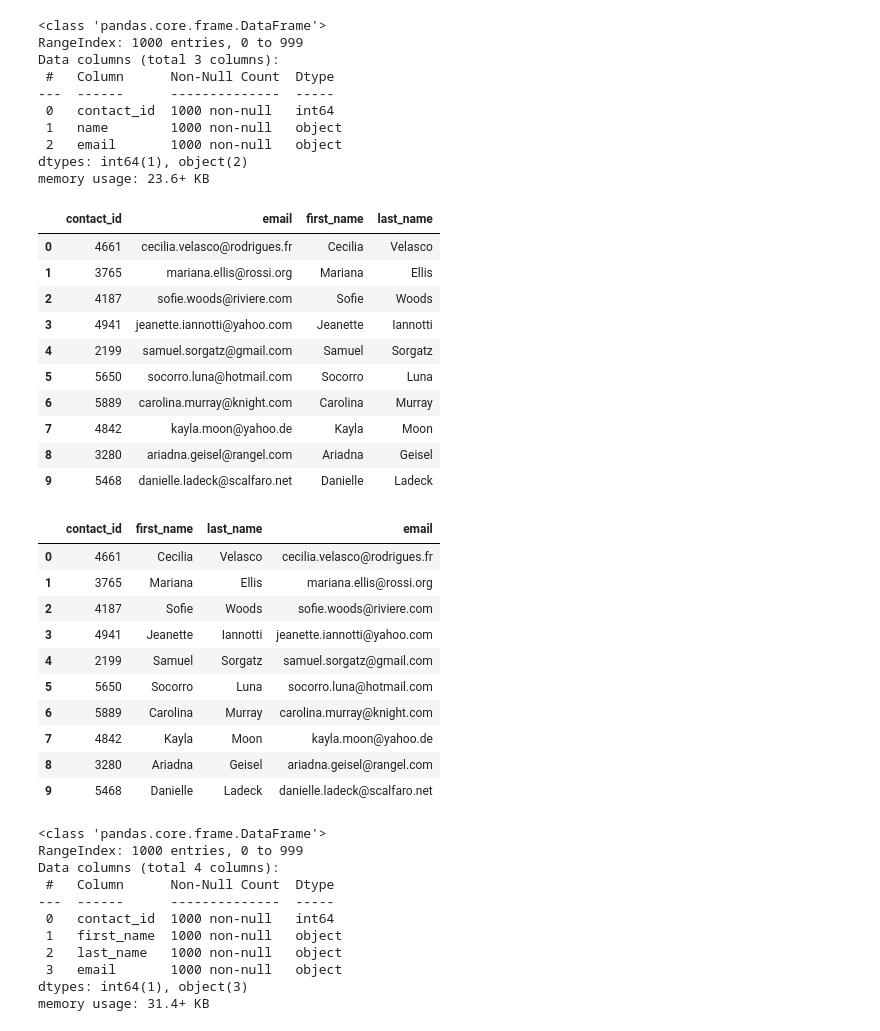
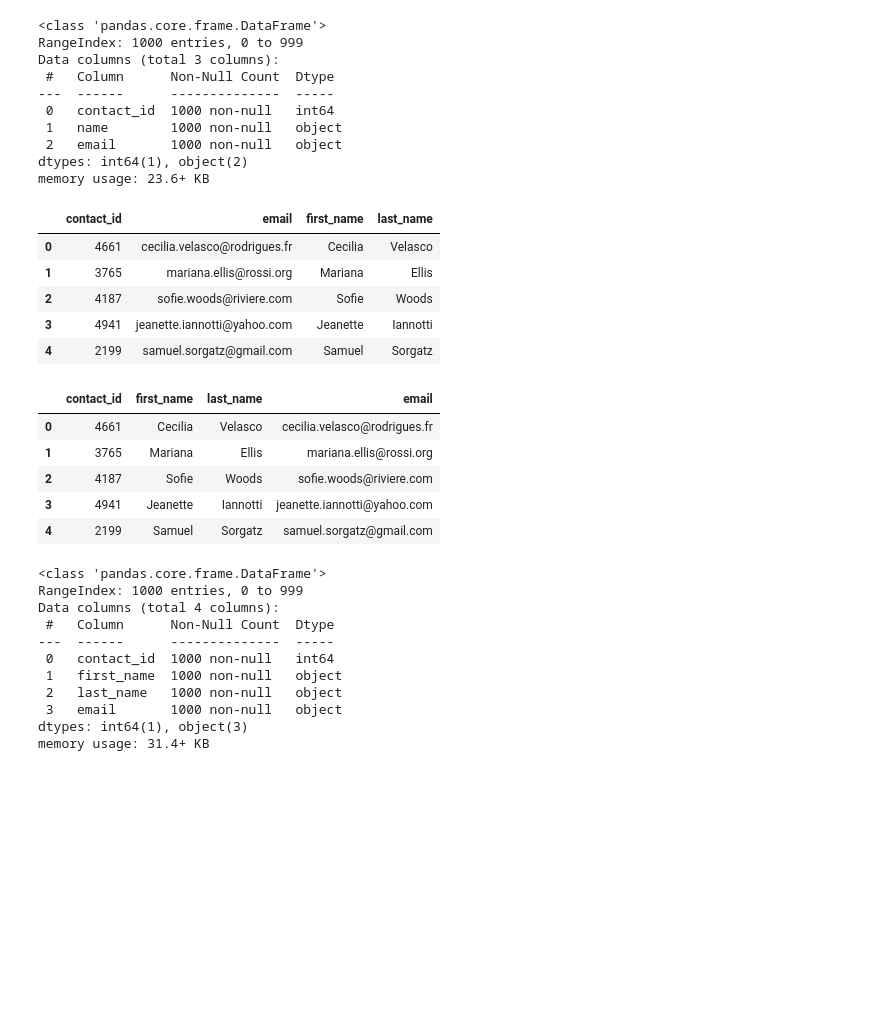
Before and after one commit to greberr09/Crowdfunding_ETL, a Jupyter notebook: ETL_Mini_Project_RGreber_BKoontz_KMacys_BSilfer.ipynb, the cells around one changed output. Drawn from its saved outputs; the diff is of its cells as text; code cells hidden in the pictures; blank space fills up the shorter version.

Commit message:
added complete contact.csv, complete Jupyter notebook

```diff
--- a/ETL_Mini_Project_RGreber_BKoontz_KMacys_BSilfer.ipynb
+++ b/ETL_Mini_Project_RGreber_BKoontz_KMacys_BSilfer.ipynb
@@ -305,0 +318,19 @@ print(dict_values)
+# %%
+# Iterate through the contact_info_df and convert each row to a dictionary.
+dict_values = []
+dict_list = []
+iterrows = iter(contact_info_df.iterrows())
+next(iterrows)
+
+for i,(index, row) in enumerate(contact_info_df.iterrows()): # need to skip first row
+    if i==0: continue # this is from stackoverflow https://stackoverflow.com/questions/38596056/how-to-change-the-starting-index-of-iterrows
+    data_obj = row.iloc[0]
+    data_dict = json.loads(data_obj)
+    dict_list.append(data_dict)
+
+for data_dict in dict_list:
+    row_values = [data_dict[key] for key in data_dict]
+    dict_values.append(row_values)
+
+# Print out the list of values for each row.
+print(dict_values)
@@ -306,6 +339,9 @@ print(dict_values)
 # %%
 # Create a contact_info DataFrame and add each list of values, i.e., each row
 # to the 'contact_id', 'name', 'email' columns.
+column_names = ['contact_id', 'name', 'email']
+contact_info = pd.DataFrame(dict_values, columns=column_names)
+contact_info.head()
 # %% [output]
 |  | contact_id | name | email |
 | 0 | 4661 | Cecilia Velasco | cecilia.velasco@rodrigues.fr |
@@ -328,23 +365,22 @@ dtypes: int64(1), object(2)
 memory usage: 23.6+ KB
 # %%
 # Create a "first"name" and "last_name" column with the first and last names from the "name" column.
-
+contact_info[['first_name', 'last_name']] = contact_info['name'].str.split(' ', 1, expand=True)
 
 # Drop the contact_name column
+contact_info = contact_info.drop('name', axis=1)
+contact_info.head()
 # %% [output]
 |  | contact_id | email | first_name | last_name |
 | 0 | 4661 | cecilia.velasco@rodrigues.fr | Cecilia | Velasco |
 | 1 | 3765 | mariana.ellis@rossi.org | Mariana | Ellis |
 | 2 | 4187 | sofie.woods@riviere.com | Sofie | Woods |
 | 3 | 4941 | jeanette.iannotti@yahoo.com | Jeanette | Iannotti |
 | 4 | 2199 | samuel.sorgatz@gmail.com | Samuel | Sorgatz |
-| 5 | 5650 | socorro.luna@hotmail.com | Socorro | Luna |
-| 6 | 5889 | carolina.murray@knight.com | Carolina | Murray |
-| 7 | 4842 | kayla.moon@yahoo.de | Kayla | Moon |
-| 8 | 3280 | ariadna.geisel@rangel.com | Ariadna | Geisel |
-| 9 | 5468 | danielle.ladeck@scalfaro.net | Danielle | Ladeck |
 # %%
 # Reorder the columns
+contact_info = contact_info[['contact_id', 'first_name', 'last_name', 'email']]
+contact_info.head()
 # %% [output]
 |  | contact_id | first_name | last_name | email |
 | 0 | 4661 | Cecilia | Velasco | cecilia.velasco@rodrigues.fr |
@@ -352,10 +388,5 @@ memory usage: 23.6+ KB
 | 2 | 4187 | Sofie | Woods | sofie.woods@riviere.com |
 | 3 | 4941 | Jeanette | Iannotti | jeanette.iannotti@yahoo.com |
 | 4 | 2199 | Samuel | Sorgatz | samuel.sorgatz@gmail.com |
-| 5 | 5650 | Socorro | Luna | socorro.luna@hotmail.com |
-| 6 | 5889 | Carolina | Murray | carolina.murray@knight.com |
-| 7 | 4842 | Kayla | Moon | kayla.moon@yahoo.de |
-| 8 | 3280 | Ariadna | Geisel | ariadna.geisel@rangel.com |
-| 9 | 5468 | Danielle | Ladeck | danielle.ladeck@scalfaro.net |
 # %%
 # Check the datatypes one more time before exporting as CSV file.
```
Also changed, not shown: parts of 23 cells of this notebook, 1 other file.
